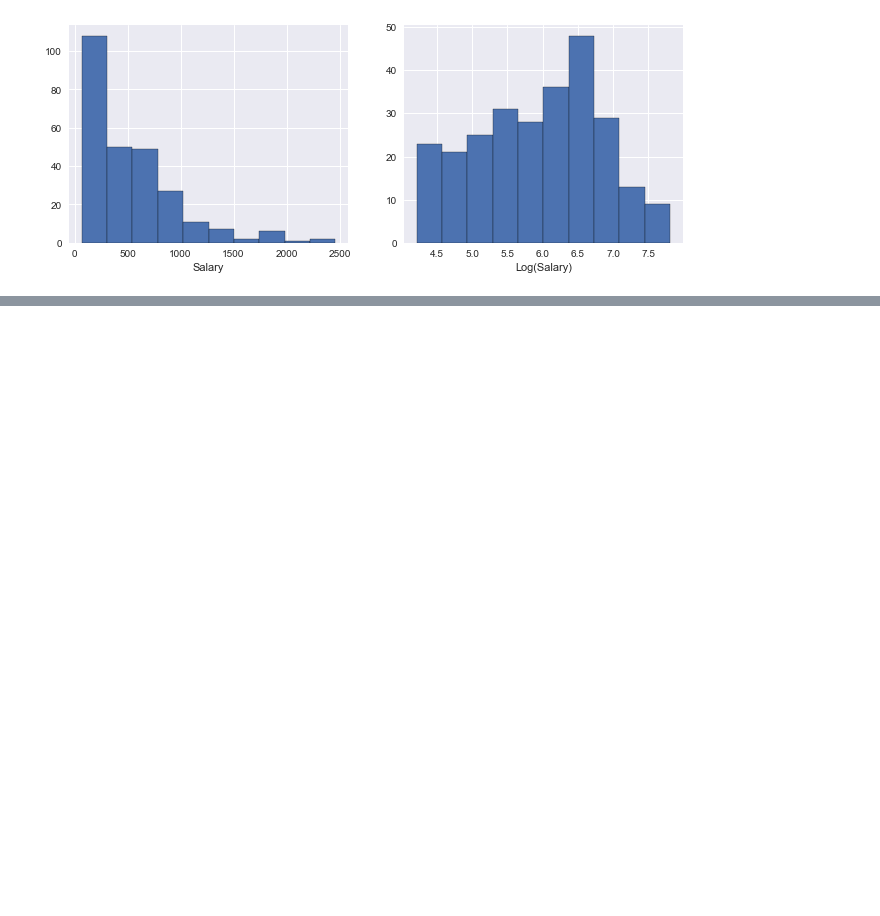
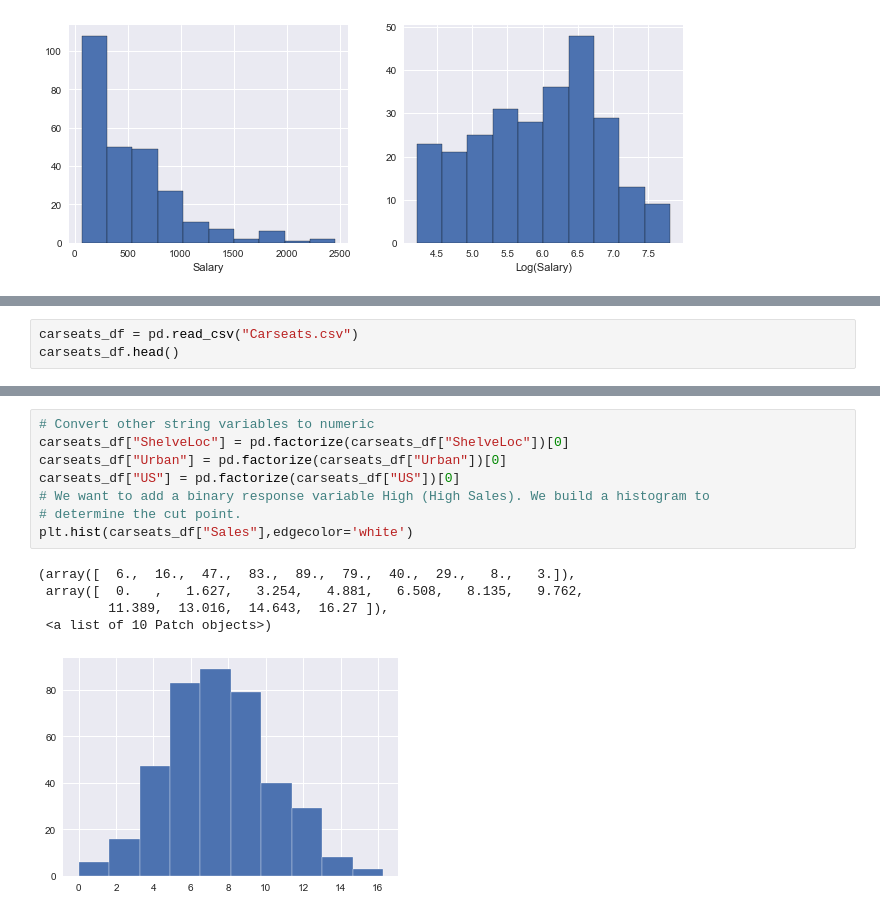
Before and after one commit to kuatroka/ISLR, a Jupyter notebook: SA - ISLR book chapter 8.ipynb, the cells around one changed output, grey strips where cells are left out. Saved outputs shown, nothing was run; the diff lists cells and outputs as text; blank space fills up the shorter version.

```diff
--- a/SA - ISLR book chapter 8.ipynb
+++ b/SA - ISLR book chapter 8.ipynb
@@ -78,0 +103,3 @@ graph = print_tree(regr, features=['Years', 'Hits'])
+# %%
+carseats_df = pd.read_csv("Carseats.csv")
+carseats_df.head()
@@ -78,0 +113,14 @@ graph = print_tree(regr, features=['Years', 'Hits'])
+# %%
+# Convert other string variables to numeric
+carseats_df["ShelveLoc"] = pd.factorize(carseats_df["ShelveLoc"])[0]
+carseats_df["Urban"] = pd.factorize(carseats_df["Urban"])[0]
+carseats_df["US"] = pd.factorize(carseats_df["US"])[0]
+# We want to add a binary response variable High (High Sales). We build a histogram to
+# determine the cut point.
+plt.hist(carseats_df["Sales"],edgecolor='white')
+# %% [output]
+(array([  6.,  16.,  47.,  83.,  89.,  79.,  40.,  29.,   8.,   3.]),
+ array([  0.   ,   1.627,   3.254,   4.881,   6.508,   8.135,   9.762,
+         11.389,  13.016,  14.643,  16.27 ]),
+ <a list of 10 Patch objects>)
+[figure, added]
```
Also changed, not shown: parts of 15 cells of this notebook.
